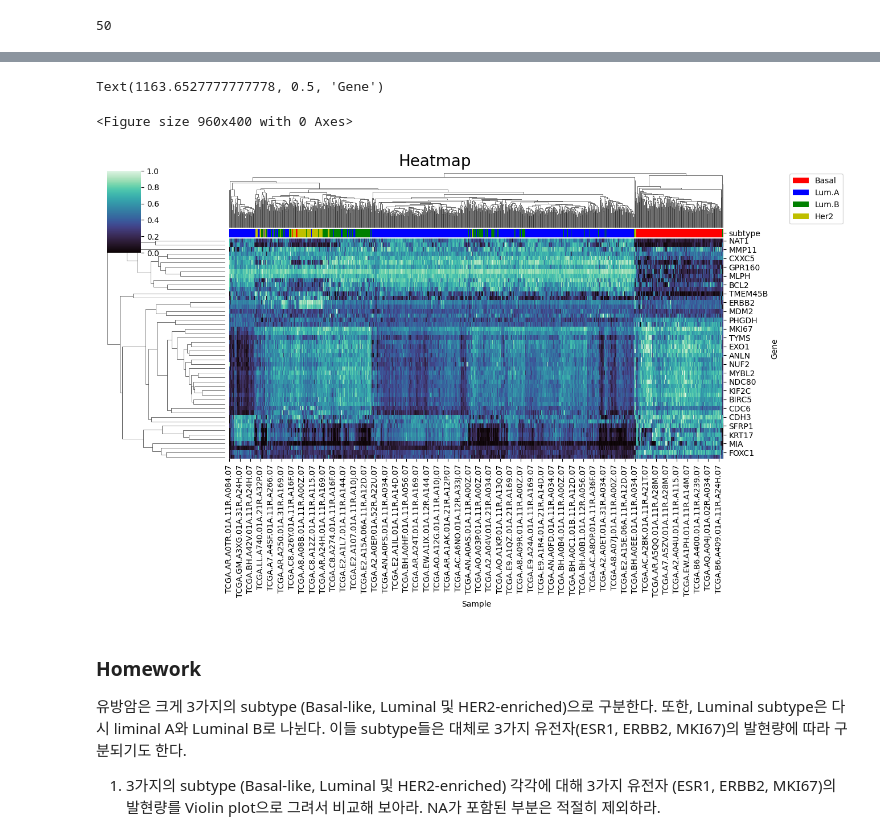
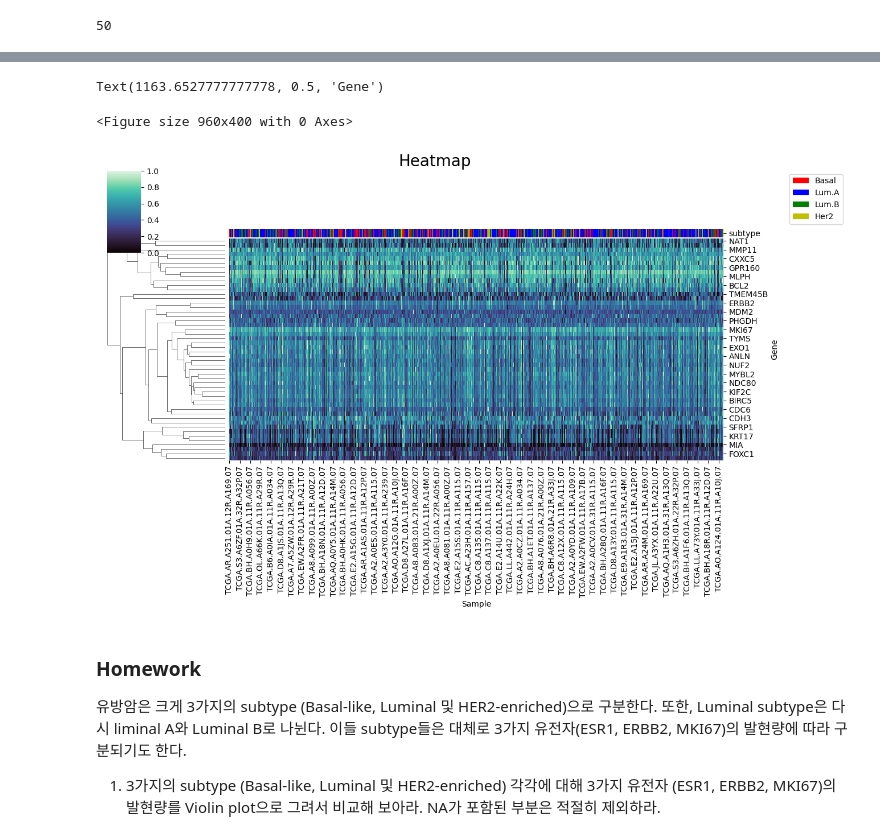
Before and after one commit to hjk9655/health-checkup-analysis, a Jupyter notebook: Notebooks/bio_bigdata_workshop_1A_python_pandas_visualization_practice.ipynb, the cells around one changed output, grey strips where cells are left out. Drawn from its saved outputs; the diff is of its cells as text; code cells hidden in the pictures.

```diff
--- a/Notebooks/bio_bigdata_workshop_1A_python_pandas_visualization_practice.ipynb
+++ b/Notebooks/bio_bigdata_workshop_1A_python_pandas_visualization_practice.ipynb
@@ -900,3 +905,34 @@ PAM50_genes = list(set(PAM50_genes).intersection(df_log_gep.columns.values))
 len(PAM50_genes)
 # %% [output]
 50
+# %%
+y = y.sort_values()
+# %%
+X_sel = df_log_gep[PAM50_genes].copy() # Make a copy to avoid SettingWithCopyWarning
+# `y` is already globally sorted from cell IQFCkG6WytvT.
+# Reorder X_sel based on the index of the globally sorted y.
+X_sel = X_sel.loc[y.index]
+
+# The previous line `y = df_clinical['subtype']` has been removed to ensure
+# that `y` remains the globally sorted Series from cell IQFCkG6WytvT,
+# preventing misalignment in `col_colors`.
+
+plt.figure(num=None, figsize=(12, 5), dpi=80, facecolor='w', edgecolor='k')
+# ax = sb.heatmap(X_sel.transpose())
+
+lut = dict(zip(set(y), "rbgym"))
+col_colors = y.map(lut)
+dfc = pd.DataFrame([col_colors]).transpose()
+
+g = sns.clustermap(X_sel.transpose(), col_cluster = True, row_cluster = True, standard_scale = 0,
+                   col_colors = dfc, cmap="mako", figsize = (12,8))
+g.fig.suptitle('Heatmap\n ', fontsize=20, va = 'center')
+
+# Draw the legend bar for the classes
+for label in list(set(y)):
+    g.ax_col_dendrogram.bar(0, 0, color=lut[label],
+                            label=label, linewidth=0)
+g.ax_col_dendrogram.legend(loc="center right", bbox_to_anchor=(1.25, 0.5), ncol=1)
+# ax.cax.set_position([.2, .2, .03, 1])
+g.ax_heatmap.set_xlabel('Sample')
+g.ax_heatmap.set_ylabel('Gene')
@@ -903,31 +943,31 @@ len(PAM50_genes)
 # %%
 X_sel = df_log_gep[PAM50_genes] # .copy(deep=True)
 # X_sel = df_log_gep[['ESR1', 'ERBB2', 'MKI67']]
 y = df_clinical['subtype']
 
 plt.figure(num=None, figsize=(12, 5), dpi=80, facecolor='w', edgecolor='k')
 # ax = sb.heatmap(X_sel.transpose())
 
 lut = dict(zip(set(y), "rbgym"))
 col_colors = y.map(lut)
 dfc = pd.DataFrame([col_colors]).transpose()
 
-g = sns.clustermap(X_sel.transpose(), col_cluster = True, row_cluster = True, standard_scale = 0,
+g = sns.clustermap(X_sel.transpose(), col_cluster = False, row_cluster = True, standard_scale = 0,
                    col_colors = dfc, cmap="mako", figsize = (12,8))
 g.fig.suptitle('Heatmap\n ', fontsize=20, va = 'center')
 
 # Draw the legend bar for the classes
 for label in list(set(y)):
     g.ax_col_dendrogram.bar(0, 0, color=lut[label],
                             label=label, linewidth=0)
 g.ax_col_dendrogram.legend(loc="center right", bbox_to_anchor=(1.25, 0.5), ncol=1)
 # ax.cax.set_position([.2, .2, .03, 1])
 g.ax_heatmap.set_xlabel('Sample')
 g.ax_heatmap.set_ylabel('Gene')
 # %% [output]
 Text(1163.6527777777778, 0.5, 'Gene')
 <Figure size 960x400 with 0 Axes>
-[figure, old version]
+[figure, new version]
 # %% [markdown]
 ### Homework
 
```
Also changed, not shown: parts of 4 cells of this notebook.
